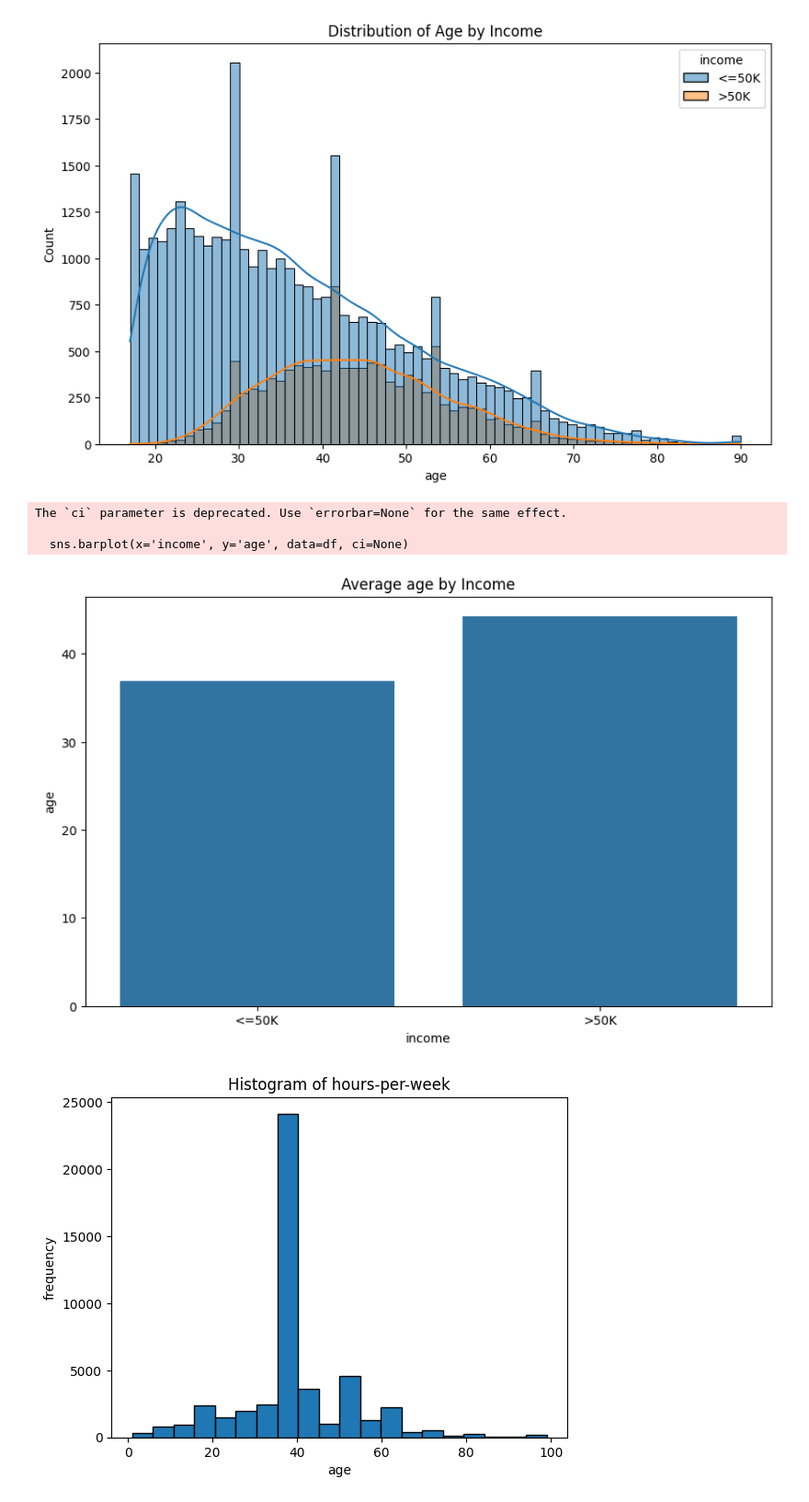
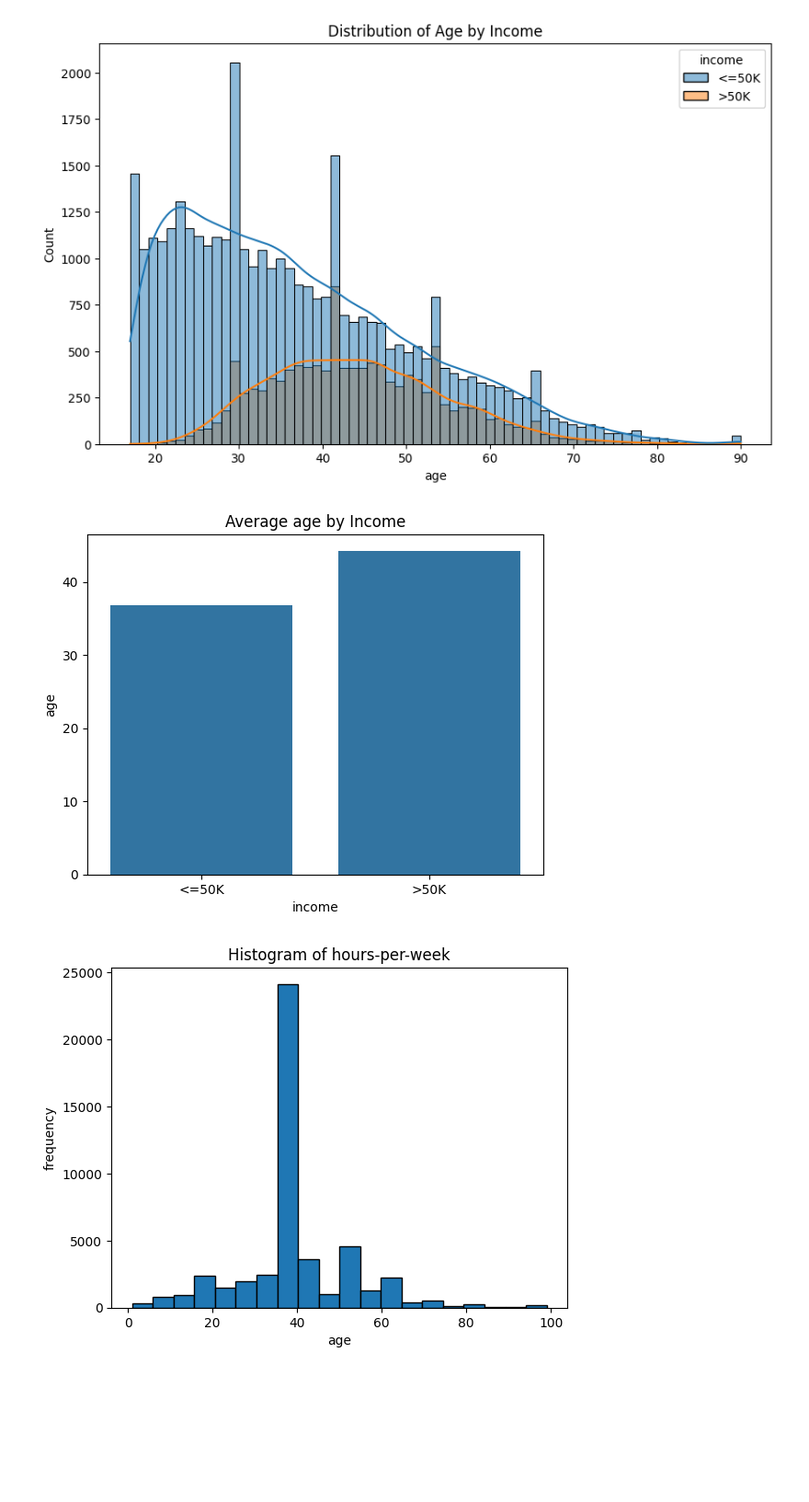
Before and after one commit to paez49/Adult-income, a Jupyter notebook: main.ipynb, the cells around one changed output. Shown at 92% size. Drawn from its saved outputs; the diff is of its cells as text; code cells hidden in the pictures; blank space fills up the shorter version.

```diff
--- a/main.ipynb
+++ b/main.ipynb
@@ -235,15 +236,11 @@ plt.show()
 # %% [output]
 [figure]
 # %%
-plt.figure(figsize=(10, 6))
-sns.barplot(x='income', y='age', data=df, ci=None)
+sns.barplot(x='income', y='age', data=df, errorbar=None)
 plt.title('Average age by Income')
 plt.show()
 # %% [output]
-The `ci` parameter is deprecated. Use `errorbar=None` for the same effect.
-
-  sns.barplot(x='income', y='age', data=df, ci=None)
-[figure, old version]
+[figure, new version]
 # %%
 ages = df['hours-per-week']
 plt.hist(ages, bins=20, edgecolor='k')
```
Also changed, not shown: parts of 15 cells of this notebook.
